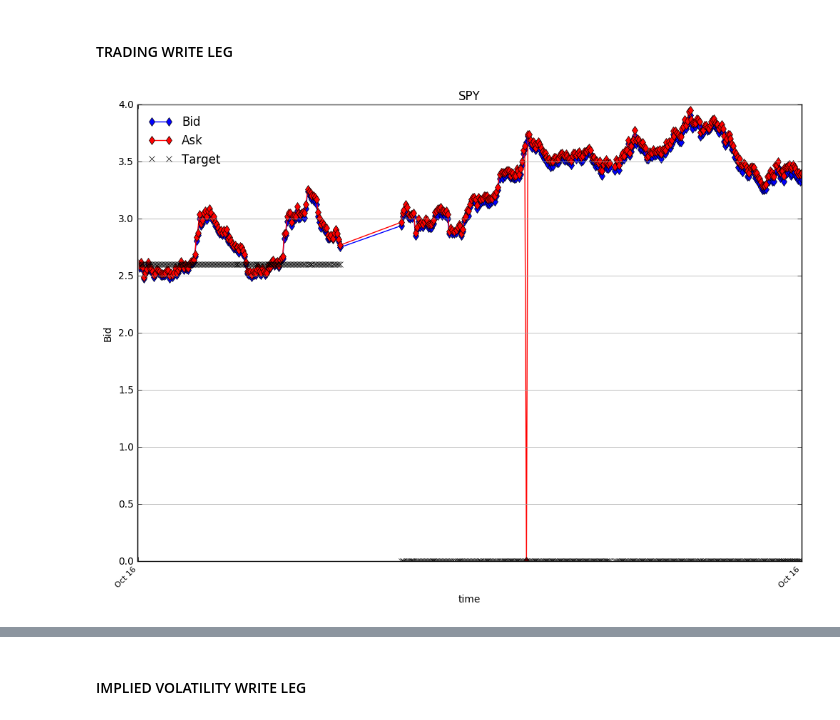
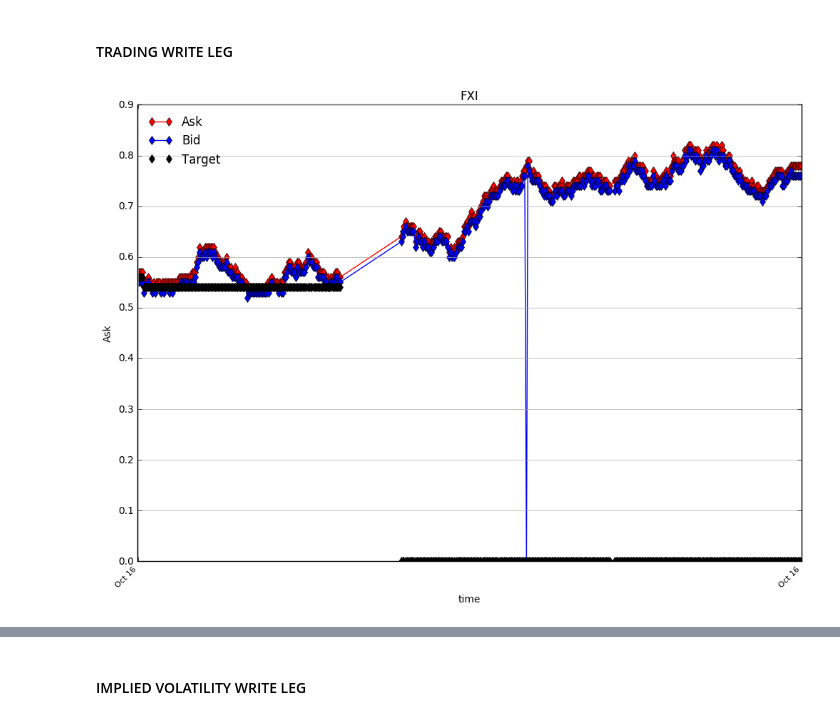
Before and after one commit to sergiosd/jupyter, a Jupyter notebook: TRADING CREDIT SPREAD.ipynb, the cells around one changed output, grey strips where cells are left out. Saved outputs shown, nothing was run; the diff lists cells and outputs as text; code cells hidden in the pictures.

Commit message:
Add FXI data and minor modifications

```diff
--- a/TRADING CREDIT SPREAD.ipynb
+++ b/TRADING CREDIT SPREAD.ipynb
@@ -26,7 +26,7 @@ mpld3.enable_notebook()
 #### ENTRY DATA BUY LEG
 # %%
 ###################################################################################################################
-csv_file = '20161004 SPY.csv'
+csv_file = '20161004 FXI.csv'
 ###################################################################################################################
 
 data_csv = Csv_mngt()
@@ -407,12 +408,13 @@ entry_date_write = 2016-10-04 09:37:29
 # %% [markdown]
 #### TRADING WRITE LEG
 # %%
-graph_trading_buy = PrintPlot(time_list, premium_bid)
-graph_trading_buy.init_plot(trace_type = 'bd-', data_name = 'Bid', x_name = 'time', fig_size = (12, 8), title_plot = ticker, log_y = False)
-graph_trading_buy.append_trace(premium_ask, 'rd-', 'Ask')
-graph_trading_buy.append_trace(target_list, 'kx', 'Target')
+graph_trading_buy = PrintPlot(time_list, premium_ask)
+graph_trading_buy.init_plot(trace_type = 'rd-', data_name = 'Ask', x_name = 'time', fig_size = (12, 8),
+                            title_plot = ticker, log_y = False)
+graph_trading_buy.append_trace(premium_bid, 'bd-', 'Bid')
+graph_trading_buy.append_trace(target_list, 'kd', 'Target')
 graph_trading_buy.show()
-print('entry_date_write = ' + str(entry_date_write))
-print('premium_write = ' + str(premium_write))
+print('entry_date_buy = ' + str(entry_date_buy))
+print('premium_buy = ' + str(premium_buy))
 # %% [output]
-[figure, old version]
+[figure, new version]
```
Also changed, not shown: parts of 21 cells of this notebook, 5 other files.
